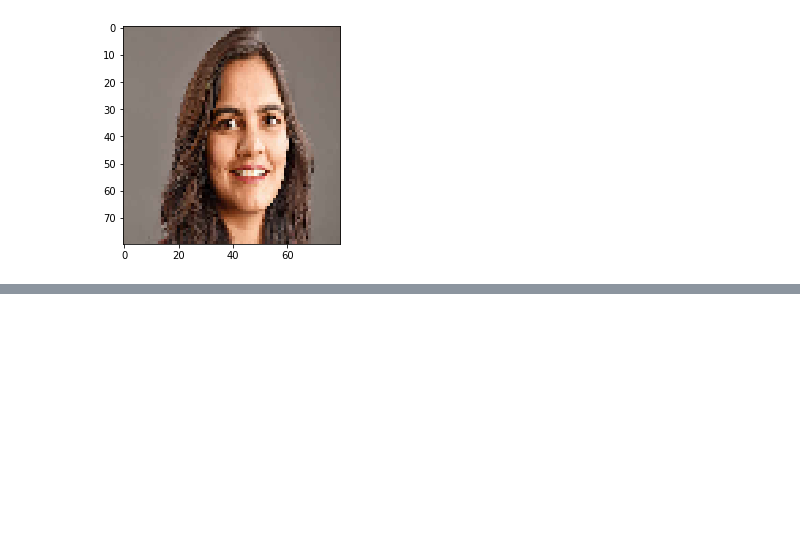
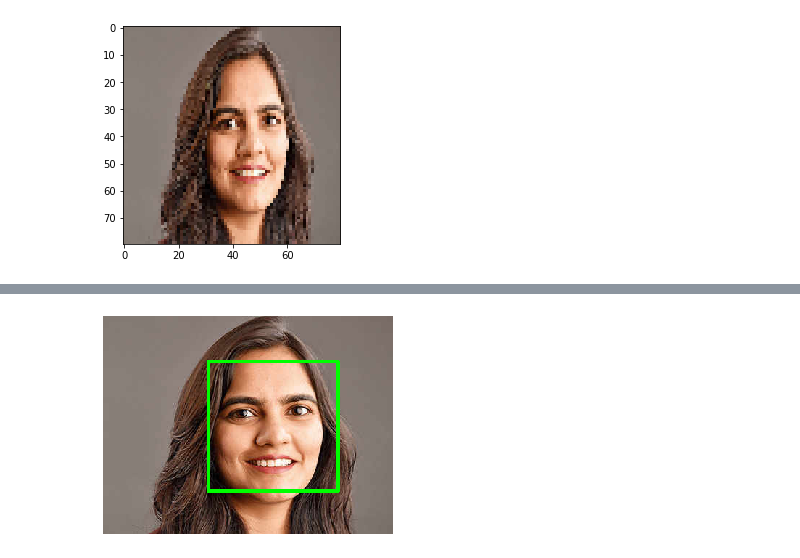
Before and after one commit to SubhabrataOreo/Face-Recognision, a Jupyter notebook: Face_Recog.ipynb, the cells around one changed output, grey strips where cells are left out. Drawn from its saved outputs; the diff is of its cells as text; code cells hidden in the pictures; blank space fills up the shorter version.

```diff
--- a/Face_Recog.ipynb
+++ b/Face_Recog.ipynb
@@ -59,0 +56,4 @@ image_hsv.shape
+# %%
+img=plt.imread('Desktop/DataCamp_Pandas/70310165.jpg')
+image_hsv=cv2.cvtColor(img,cv2.COLOR_BGR2HSV)
+image_hsv.shape
@@ -66,0 +85,10 @@ plt.imshow(pp_img)
+# %%
+face_cascade= cv2.CascadeClassifier('haarcascade_frontalface_default.xml')
+# %%
+faces=face_cascade.detectMultiScale(img,1.1,4)
+for(x,y,w,h) in faces:
+    cv2.rectangle(img,(x,y),(x+w,y+h),(0,255,0),2)
+    plt.axis("off")
+    plt.imshow(img)
+# %% [output]
+[figure, added]
```
Also changed, not shown: parts of 13 cells of this notebook.
